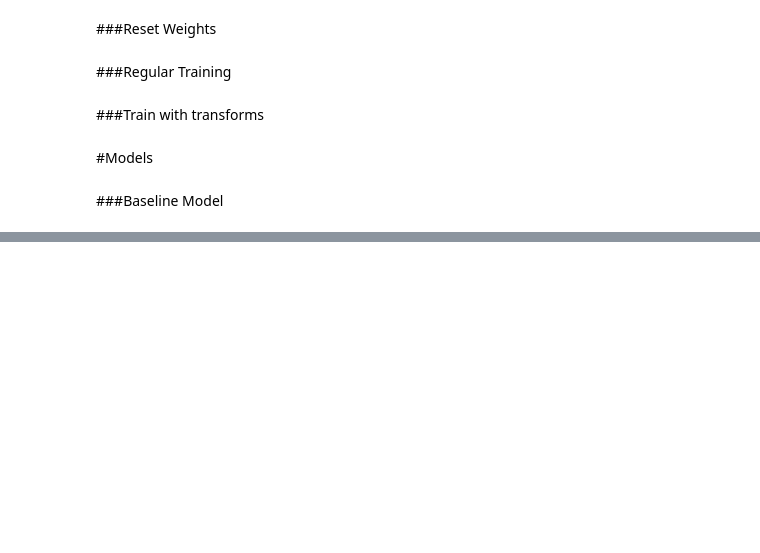
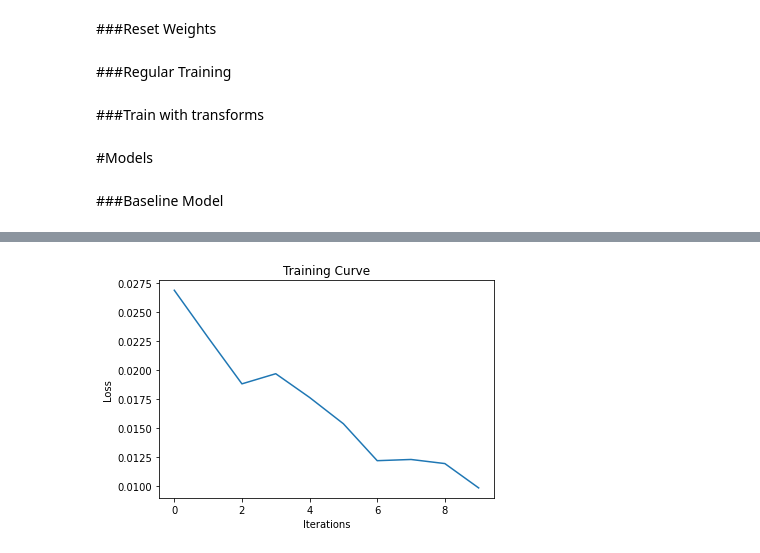
Before and after one commit to farhanwadia/mie443_contest3, a Jupyter notebook: MIE443_Final_Classifier.ipynb, the cells around one changed output, grey strips where cells are left out. Saved outputs shown, nothing was run; the diff lists cells and outputs as text; code cells hidden in the pictures; blank space fills up the shorter version.

```diff
--- a/MIE443_Final_Classifier.ipynb
+++ b/MIE443_Final_Classifier.ipynb
@@ -421,0 +469,96 @@ Epoch: 49 | Training Acc: 0.6475615887380594 | Validation acc: 0.558013613861386
+# %%
+if __name__ == "__main__":
+    %%time
+    results = {}
+    torch.manual_seed(42)
+    k_folds = 5
+    all_imgs, all_labels = torch.load('train_split.pth')
+    kfold = KFold(n_splits=k_folds, shuffle=True)
+
+    # Start print
+    print('--------------------------------')
+
+    for fold, (train_ids, test_ids) in enumerate(kfold.split(all_imgs)):
+
+        # Print
+        print('\n', f'FOLD {int(fold)+1}')
+        print('--------------------------------')
+
+        args = getInputArgs()
+        args.nepoch = 10
+        train_dl, val_dl = getDataloader(all_imgs, all_labels, train_ids, test_ids, batch_size = 128)
+        mdl = EmotionClassificationNet_Better(dropout=0)
+        mdl.apply(weight_reset) #Reset weights for proper training
+        ce_loss = nn.CrossEntropyLoss()
+        optimizer = torch.optim.AdamW(mdl.parameters(),weight_decay=1e-4)
+        #optimizer = torch.optim.Adam(mdl.parameters(),weight_decay=1e-8,lr=0.0001)
+        #optimizer = torch.optim.SGD(mdl.parameters(),momentum=0.9,weight_decay=1e-7,lr=0.001)
+        device = torch.device('cpu')
+        iters, losses, train_acc_list, val_acc_list = [], [], [], []
+        #args.val = True #Toggle validation mode
+        #args.mdl = '/content/mdl_best.pth'
+        if args.gpu:
+            device = torch.device('cuda:0')
+        if args.mdl is not None:
+            mdl.load_state_dict(torch.load(args.mdl))
+        mdl = mdl.to(device)
+        if args.val:
+            print('Val ACC loop')
+            mdl.train(False)
+            val_acc = calc_acc(mdl, val_dl, 'val', device)
+            print('VAL ACC: ', val_acc)
+        else:
+            #
+            # Training loop.
+            best_val = -float('inf')
+            for epoch in range(args.nepoch):
+                #print('Train loop: ', str(epoch))
+                mdl.train(True)
+                #mdl, avg_loss = train_loop(mdl, ce_loss, optimizer, train_dl, device)
+                mdl, avg_loss = train_loop_t(mdl, ce_loss, optimizer, train_dl, device) #Train with transform
+                #print('Train ACC loop: ',str(epoch))
+                mdl.train(False)
+                train_acc = calc_acc(mdl, train_dl, 'train', device)
+                #print('Val ACC loop: ',str(epoch))
+                val_acc = calc_acc(mdl, val_dl, 'val', device)
+                print('Epoch: {} | Training Acc: {} | Validation acc: {}'.format(str(epoch),train_acc,val_acc))
+
+                #Plotting vars
+                iters.append(epoch)
+                train_acc_list.append(train_acc)
+                val_acc_list.append(val_acc)
+                losses.append(avg_loss)
+                #
+                # Early stopping.
+                if val_acc > best_val:
+                    best_val = val_acc
+                    torch.save(mdl.state_dict(), 'mdl_best.pth')
+
+            #Plotting
+            plt.title("Training Curve")
+            plt.plot(iters, losses, label="Train")
+            plt.xlabel("Iterations")
+            plt.ylabel("Loss")
+            plt.show()
+
+            plt.title("Training Curve")
+            plt.plot(iters, train_acc_list, label="Train")
+            plt.plot(iters, val_acc_list, label="Validation")
+            plt.xlabel("Iterations")
+            plt.ylabel("Training Accuracy")
+            plt.legend(loc='best')
+            plt.show()
+
+            print("Final Training Accuracy: {}".format(train_acc_list[-1]))
+            print("Final Validation Accuracy: {}".format(val_acc_list[-1]))
+            results[fold] = best_val
+
+    # Print fold results
+    print('\n',f'K-FOLD CROSS VALIDATION RESULTS FOR {k_folds} FOLDS')
+    print('--------------------------------')
+    sum = 0.0
+    for key, value in results.items():
+      print(f'Fold {int(key)+1}: {value} %')
+      sum += value
+    print('\n',f'Average Cross-Validation Accuracy: {sum/len(results.items())} %')
+# %% [output]
@@ -421,0 +581 @@ Epoch: 49 | Training Acc: 0.6475615887380594 | Validation acc: 0.558013613861386
+[figure, added]
```
Also changed, not shown: parts of 13 cells of this notebook.
